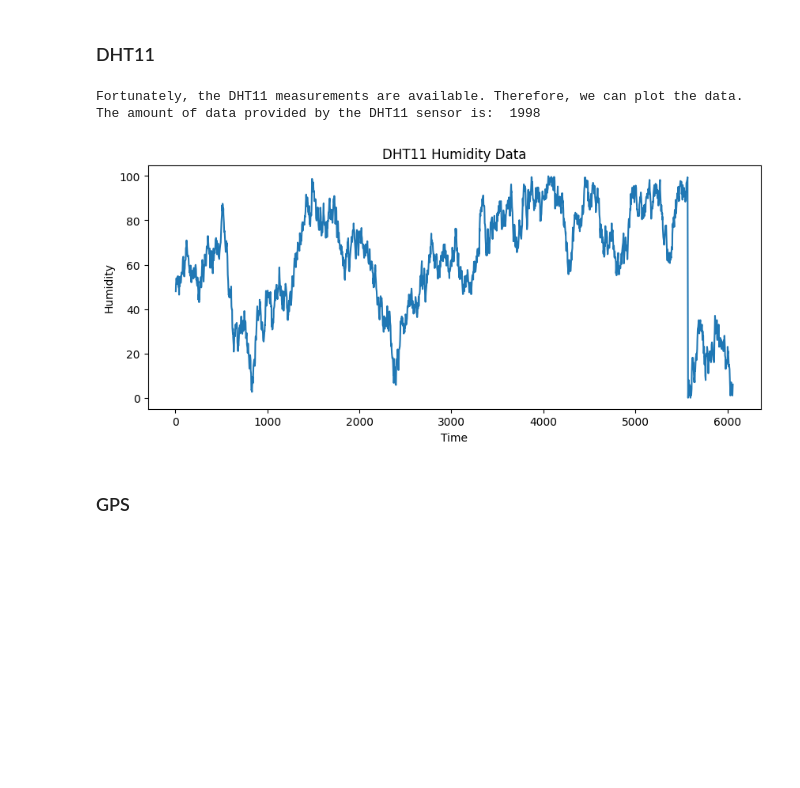
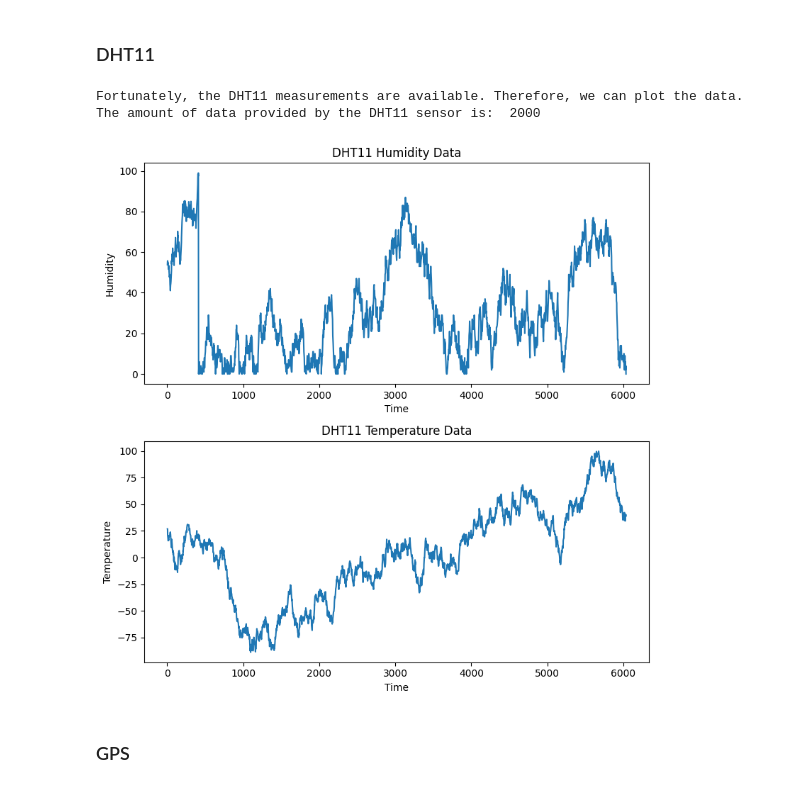
Before and after one commit to KarmaDemon/MGZ-CanSat-Ground-station, a Jupyter notebook: Visualization.ipynb, the cells around one changed output. Cells and saved outputs as stored; diff of their text form; code cells hidden in the pictures; blank space fills up the shorter version.

```diff
--- a/Visualization.ipynb
+++ b/Visualization.ipynb
@@ -215,30 +229,39 @@ The amount of data provided by the BMP280 sensor is:  1998
 # %%
 try:
     if len(dht11) > 0:
         print("Fortunately, the DHT11 measurements are available. Therefore, we can plot the data.")
         print("The amount of data provided by the DHT11 sensor is: ", len(dht11))
-        fig = plt.figure(figsize=(10, 4))
-        plt.plot([dht.time for dht in dht11], [dht.humidity for dht in dht11], '-')
-        plt.xlabel('Time')
-        plt.ylabel('Humidity')
-        plt.title('DHT11 Humidity Data')
+        fig: plt.Figure
+        axs: plt.Axes
+        fig, axs= plt.subplots(2, figsize=(8, 8))
+        axs[0].plot([dht.time for dht in dht11], [dht.humidity for dht in dht11], '-')
+        axs[0].set_xlabel('Time')
+        axs[0].set_ylabel('Humidity')
+        axs[0].set_title('DHT11 Humidity Data')
+
+        axs[1].plot([dht.time for dht in dht11], [dht.temperature for dht in dht11], '-')
+        axs[1].set_xlabel('Time')
+        axs[1].set_ylabel('Temperature')
+        axs[1].set_title('DHT11 Temperature Data')
+
+        plt.tight_layout()
         try:
             if os.path.exists('graphs/pngs/DHT_raw.png'):
                 os.remove('graphs/pngs/DHT_raw.png')
             plt.savefig('graphs/pngs/DHT_raw.png', format='png')
             with open('graphs/pkls/DHT_raw.pkl', 'wb') as file:
                 pickle.dump(fig, file)
         except Exception as e:
             logger.error(f"Error saving the DHT11 data: {e}", exc_info=True)
         plt.show()
     else:
         print("Unfortunately, the DHT11 measurements are not available. Therefore, we cannot plot the data as expected.")
 except Exception as e:
     logger.error(f"Error visualizing data: {e}", exc_info=True)
 # %% [output]
 Fortunately, the DHT11 measurements are available. Therefore, we can plot the data.
-The amount of data provided by the DHT11 sensor is:  1998
+The amount of data provided by the DHT11 sensor is:  2000
-[figure, old version]
+[figure, new version]
 # %% [markdown]
 ### GPS
 # %% [markdown]
```
Also changed, not shown: parts of 13 cells of this notebook, 27 other files.
